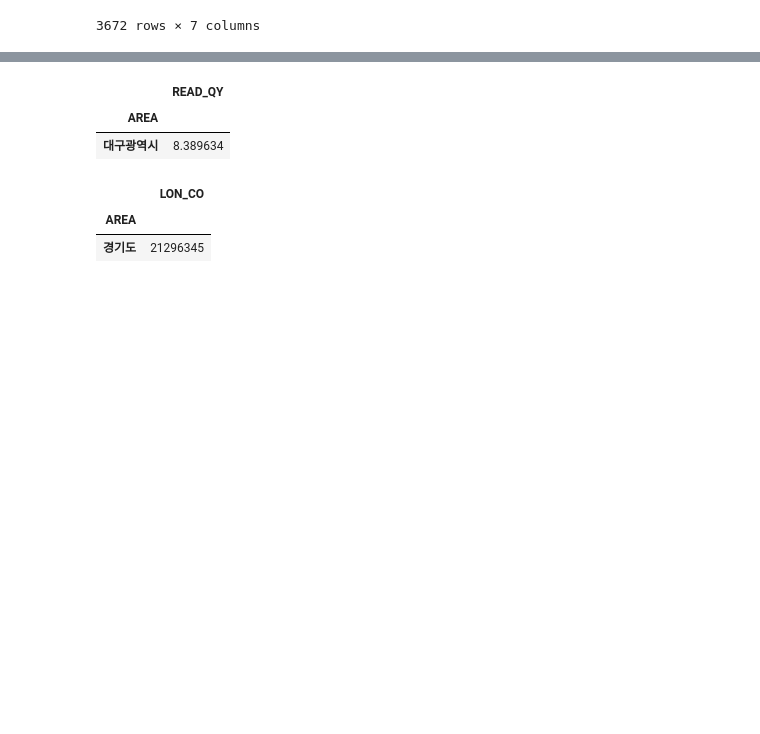
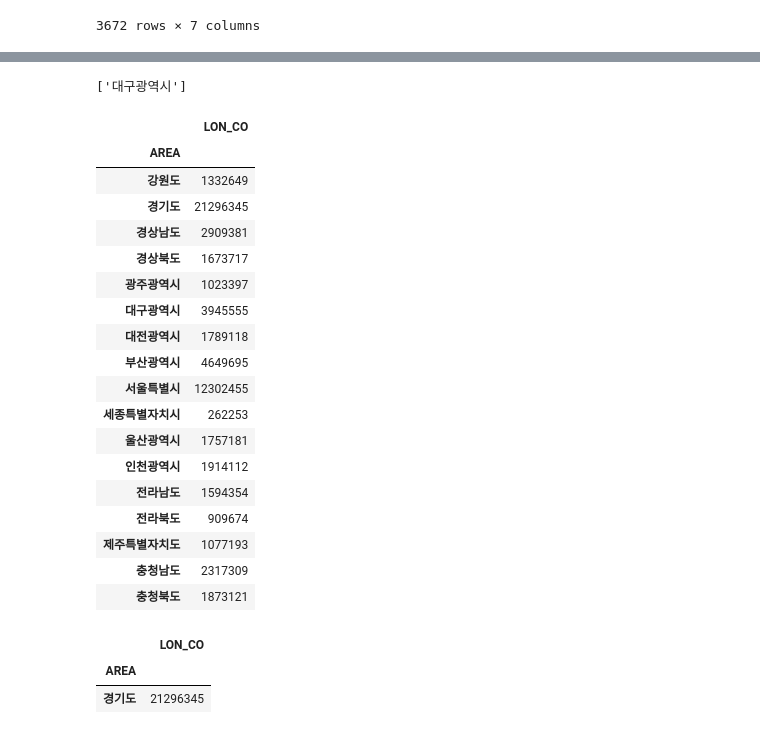
Before and after one commit to Yunwltn/Book-webdashboard, a Jupyter notebook: 독서량.ipynb, the cells around one changed output, grey strips where cells are left out. Saved outputs shown, nothing was run; the diff lists cells and outputs as text; code cells hidden in the pictures; blank space fills up the shorter version.

```diff
--- a/독서량.ipynb
+++ b/독서량.ipynb
@@ -176,15 +181,37 @@ AREA_READQY = AREA_READQY.to_frame()
 # %%
 # 독서량이 제일 높은 지역
 # %%
-AREA_READQY.loc[ AREA_READQY['READ_QY'] == AREA_READQY['READ_QY'].max() ]
+max_AREA_READQY = AREA_READQY.loc[ AREA_READQY['READ_QY'] == AREA_READQY['READ_QY'].max() ]
-# %% [output]
-|  | READ_QY |
-| AREA |  |
-| 대구광역시 | 8.389634 |
+# %%
+max_AREA_READQY['AREA'].tolist()
+# %% [output]
+['대구광역시']
 # %%
 # 대출 회원수가 가장 많은 지역
 # %%
 AREA_LON = df.groupby('AREA')['LON_CO'].sum()
+# %%
+AREA_LON.to_frame()
+# %% [output]
+|  | LON_CO |
+| AREA |  |
+| 강원도 | 1332649 |
+| 경기도 | 21296345 |
+| 경상남도 | 2909381 |
+| 경상북도 | 1673717 |
+| 광주광역시 | 1023397 |
+| 대구광역시 | 3945555 |
+| 대전광역시 | 1789118 |
+| 부산광역시 | 4649695 |
+| 서울특별시 | 12302455 |
+| 세종특별자치시 | 262253 |
+| 울산광역시 | 1757181 |
+| 인천광역시 | 1914112 |
+| 전라남도 | 1594354 |
+| 전라북도 | 909674 |
+| 제주특별자치도 | 1077193 |
+| 충청남도 | 2317309 |
+| 충청북도 | 1873121 |
 # %%
 AREA_LON = AREA_LON.to_frame()
 # %%
```
Also changed, not shown: parts of 14 cells of this notebook, 2 other files.
